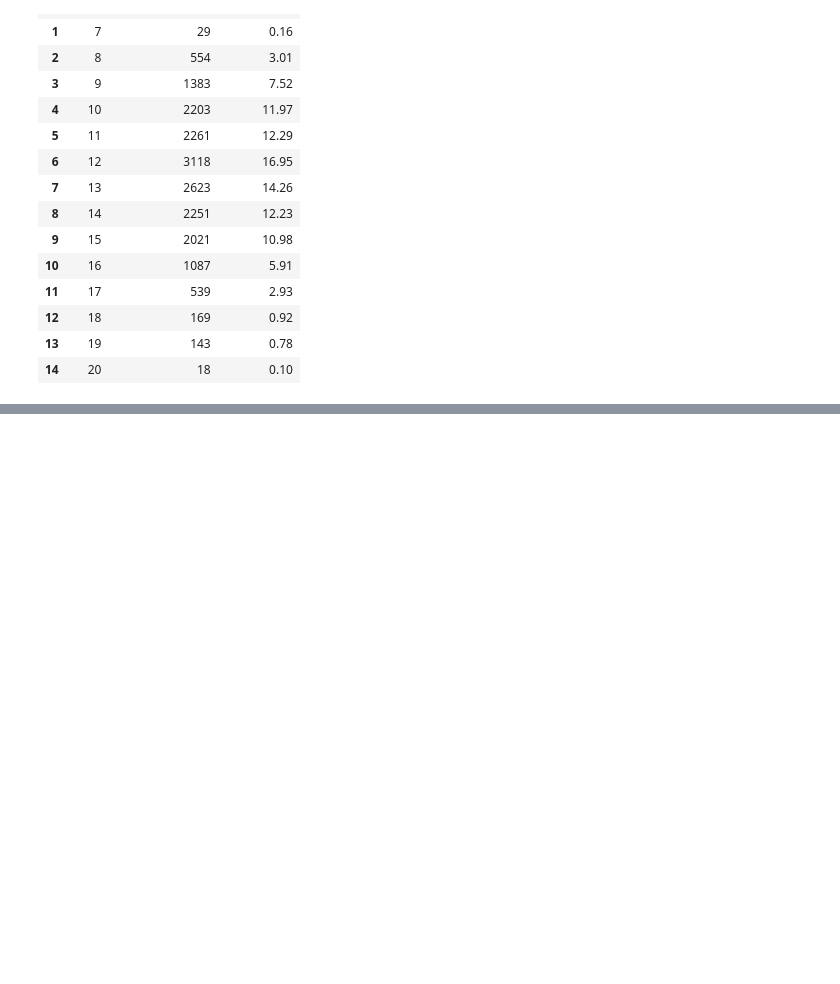
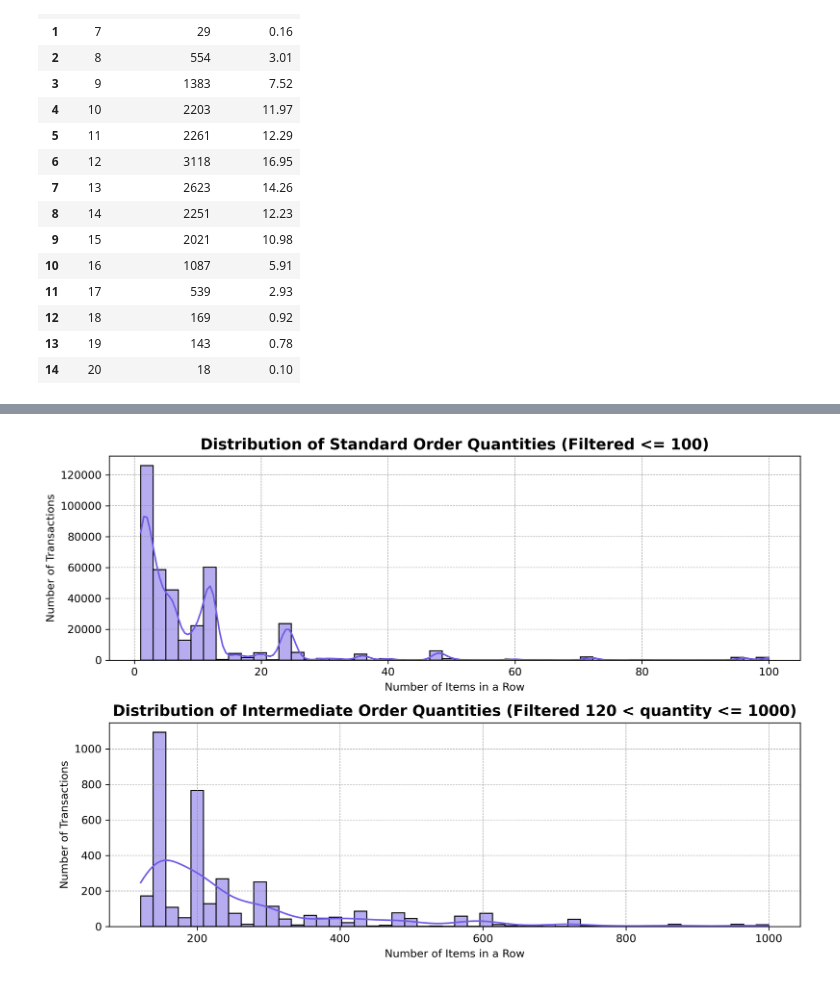
Before and after one commit to RV01011001/project_1-customer-segmentation, a Jupyter notebook: notebooks/03_exploratory_data_analysis.ipynb, the cells around one changed output, grey strips where cells are left out. Saved outputs shown, nothing was run; the diff lists cells and outputs as text; code cells hidden in the pictures; blank space fills up the shorter version.

Commit message:
Working on stage 3 -Exploratory Data Analysis

```diff
--- a/notebooks/03_exploratory_data_analysis.ipynb
+++ b/notebooks/03_exploratory_data_analysis.ipynb
@@ -1223,0 +1253,30 @@ plt.show()
+# %%
+fig, (ax1, ax2) = plt.subplots(2, 1, figsize = (10, 7), dpi = 300)
+
+
+# Filter for the 99% of regular orders (e.g., quantity <= 100) to see the true distribution shape
+standard_orders = df[df['quantity'] <= 100]
+
+sns.histplot(data=standard_orders, x='quantity', bins=50, color='#6f5de5', ax=ax1, kde=True)
+
+ax1.set_title('Distribution of Standard Order Quantities (Filtered <= 100)', fontsize=14, fontweight='bold')
+ax1.set_xlabel('Number of Items in a Row')
+ax1.set_ylabel('Number of Transactions')
+ax1.grid(alpha = 0.8, color = 'gray', linestyle = '--', linewidth = 0.5)
+
+
+####
+intermediate_orders = df[(df['quantity'] > 120) & (df['quantity'] <= 1000)]
+
+sns.histplot(data=intermediate_orders, x='quantity', bins=50, color='#6f5de5', ax=ax2, kde=True)
+
+ax2.set_title('Distribution of Intermediate Order Quantities (Filtered 120 < quantity <= 1000)', fontsize=14, fontweight='bold')
+ax2.set_xlabel('Number of Items in a Row')
+ax2.set_ylabel('Number of Transactions')
+ax2.grid(alpha = 0.8, color = 'gray', linestyle = '--', linewidth = 0.5)
+
+
+plt.tight_layout()
+plt.show()
+# %% [output]
+[figure, added]
```
Also changed, not shown: parts of 13 cells of this notebook.
